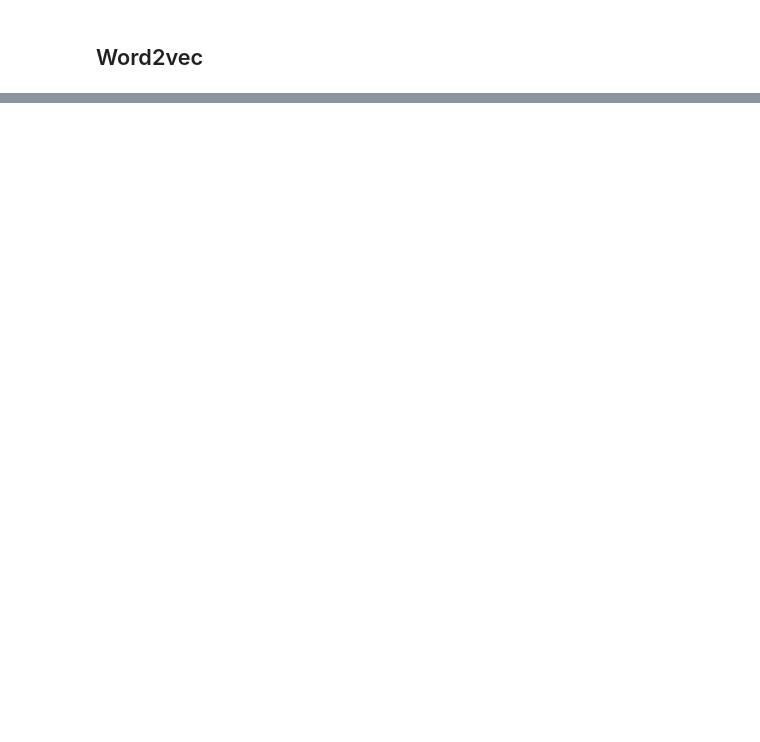
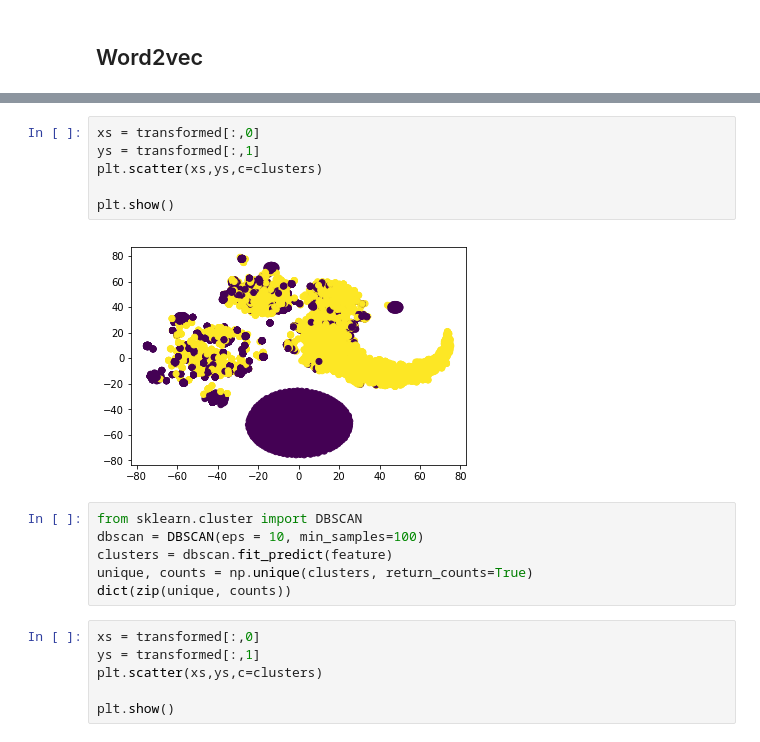
Before and after one commit to ddiveOffice/Data_Crawling, a Jupyter notebook: nlp_test.ipynb, the cells around one changed output, grey strips where cells are left out. Saved outputs shown, nothing was run; the diff lists cells and outputs as text; blank space fills up the shorter version.

```diff
--- a/nlp_test.ipynb
+++ b/nlp_test.ipynb
@@ -283,0 +479,20 @@ pprint.pprint(embedding_model.most_similar(positive=["택진"], topn=50))
+# %%
+xs = transformed[:,0]
+ys = transformed[:,1]
+plt.scatter(xs,ys,c=clusters)
+
+plt.show()
+# %% [output]
+[figure, added]
+# %%
+from sklearn.cluster import DBSCAN
+dbscan = DBSCAN(eps = 10, min_samples=100)
+clusters = dbscan.fit_predict(feature)
+unique, counts = np.unique(clusters, return_counts=True)
+dict(zip(unique, counts))
+# %%
+xs = transformed[:,0]
+ys = transformed[:,1]
+plt.scatter(xs,ys,c=clusters)
+
+plt.show()
```
Also changed, not shown: parts of 54 cells of this notebook.
